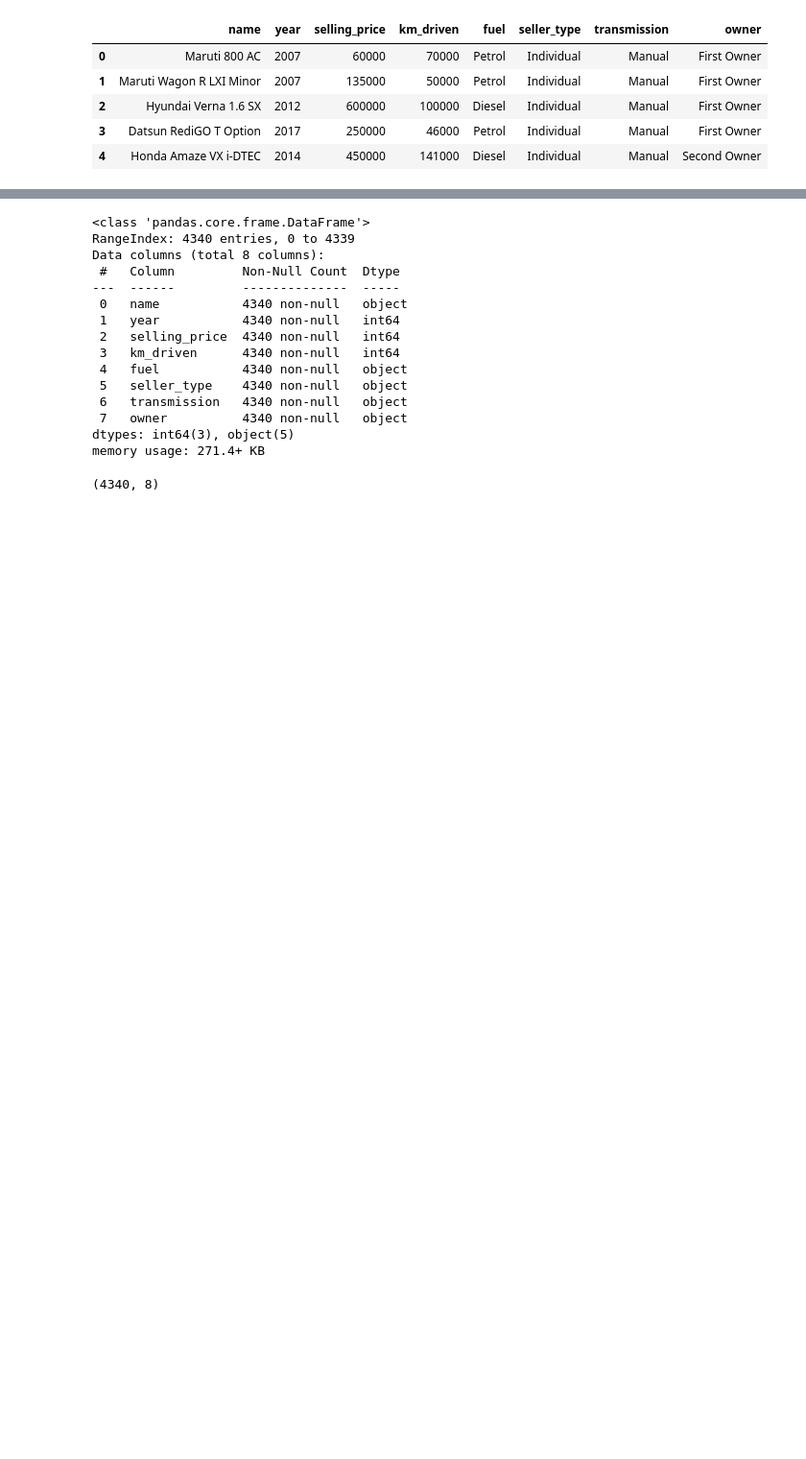
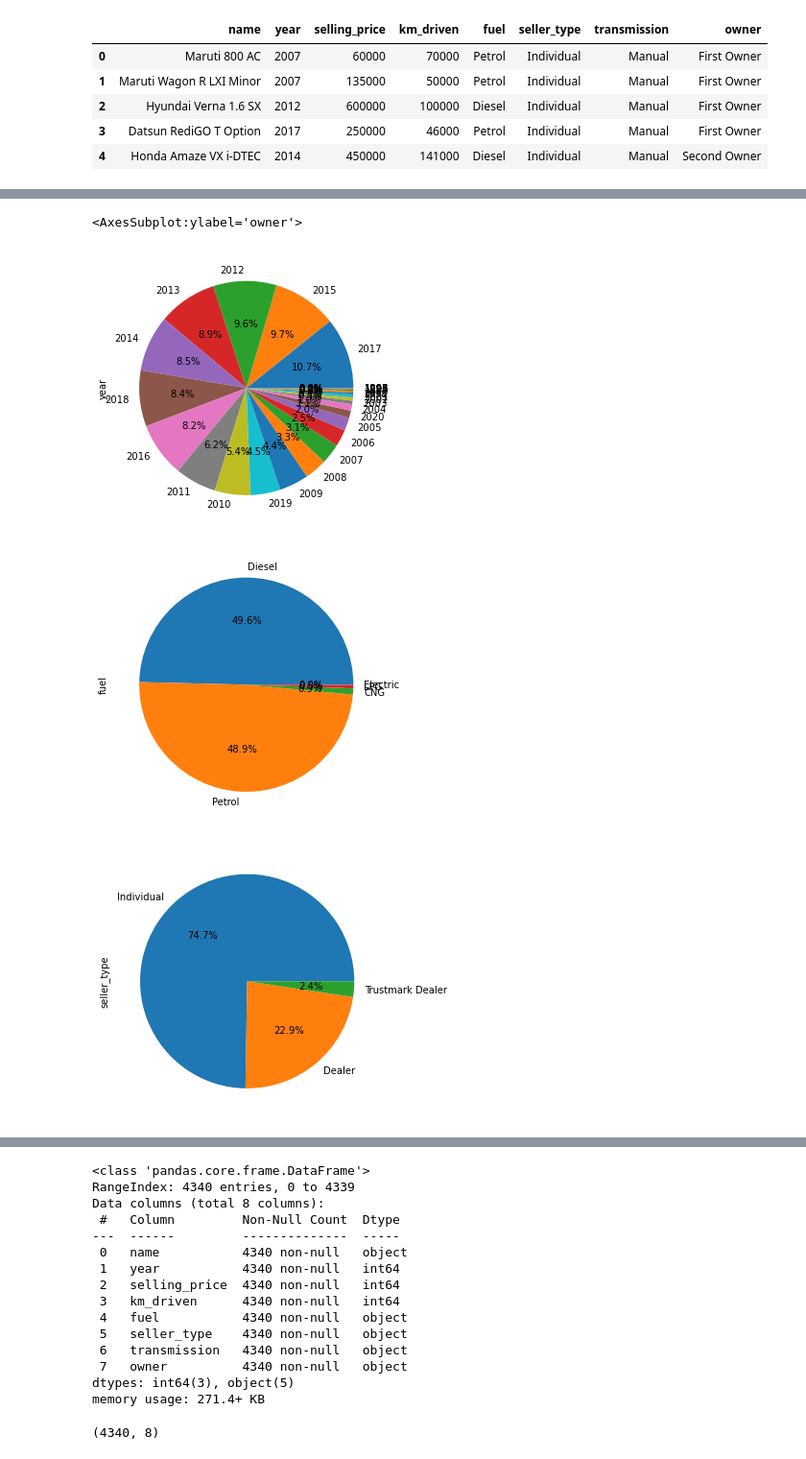
Before and after one commit to mehmettoktas/Machine-Learning-Car-Price-Prediction, a Jupyter notebook: CarPriceProject/Ön işleme.ipynb, the cells around one changed output, grey strips where cells are left out. Shown: that part at 96% size. Saved outputs shown, nothing was run; the diff lists cells and outputs as text; code cells hidden in the pictures; blank space fills up the shorter version.

```diff
--- a/CarPriceProject/Ön işleme.ipynb
+++ b/CarPriceProject/Ön işleme.ipynb
@@ -20,0 +45,20 @@ df.head()
+# %%
+fig = plt.figure(figsize=(5,15))
+df.year.value_counts().plot(kind= 'pie', autopct='%.1f%%')
+
+fig = plt.figure(figsize=(5,15))
+df.fuel.value_counts().plot(kind= 'pie', autopct='%.1f%%')
+
+fig = plt.figure(figsize=(5,15))
+df.seller_type.value_counts().plot(kind= 'pie', autopct='%.1f%%')
+
+fig = plt.figure(figsize=(5,15))
+df.transmission.value_counts().plot(kind= 'pie', autopct='%.1f%%')
+
+fig = plt.figure(figsize=(5,15))
+df.owner.value_counts().plot(kind= 'pie', autopct='%.1f%%')
+# %% [output]
+<AxesSubplot:ylabel='owner'>
+[figure, added]
+[figure, added]
+[figure, added]
```
Also changed, not shown: parts of 32 cells of this notebook.
